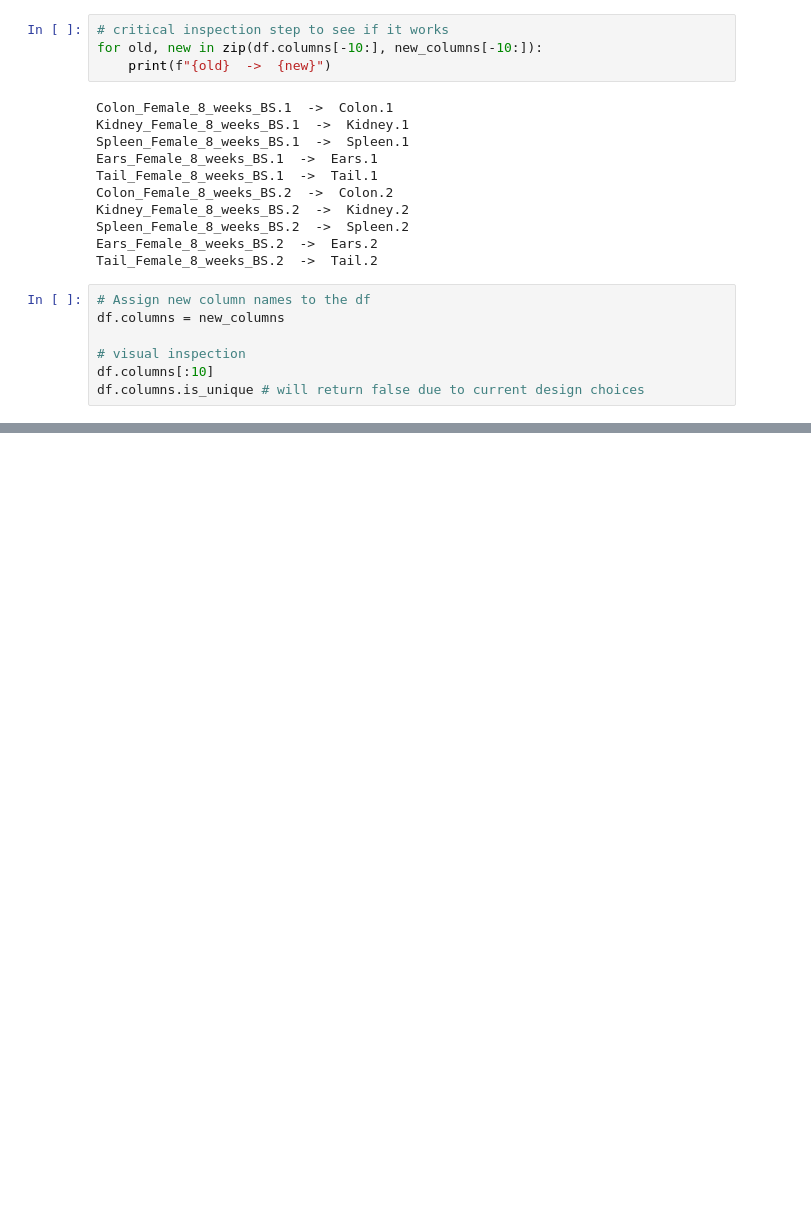
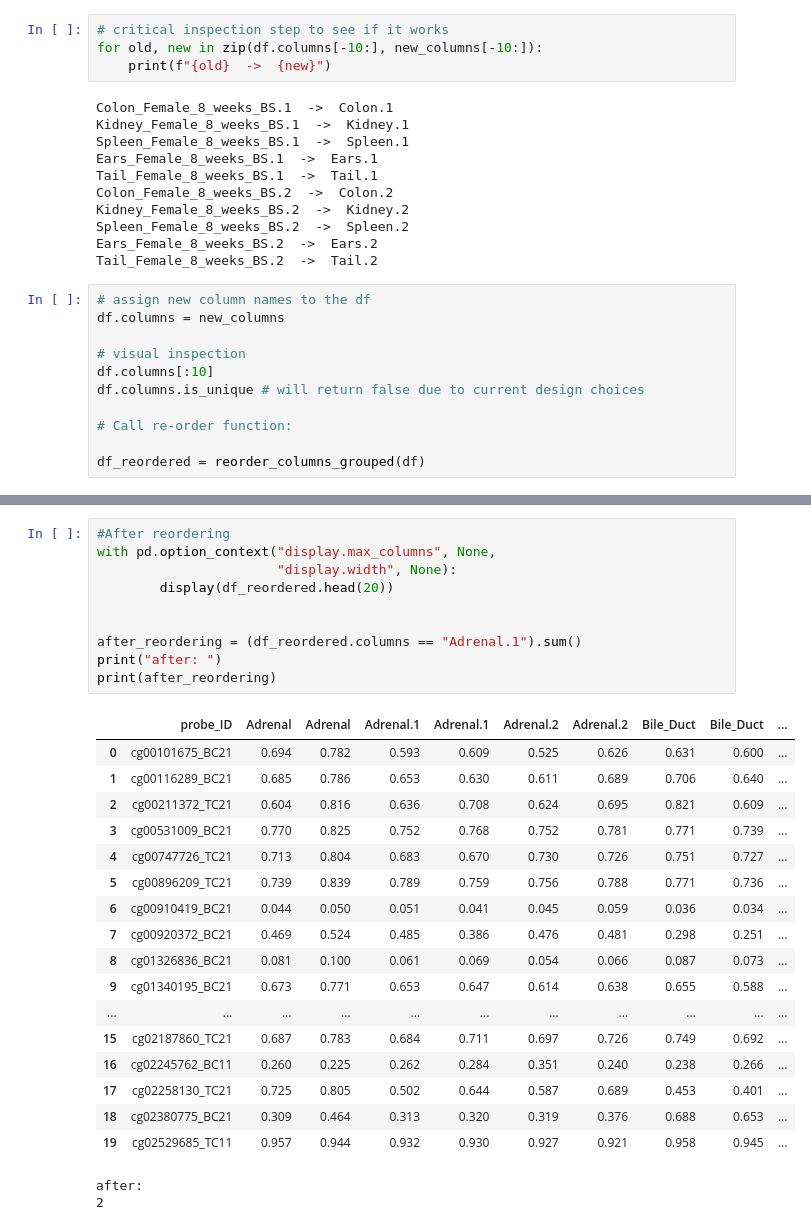
Before and after one commit to jullid/mouse-DNA-project, a Jupyter notebook: notebooks/explore.ipynb, the cells around one changed output, grey strips where cells are left out. Cells and saved outputs as stored; diff of their text form; blank space fills up the shorter version.

```diff
--- a/notebooks/explore.ipynb
+++ b/notebooks/explore.ipynb
@@ -167,9 +174,13 @@ Spleen_Female_8_weeks_BS.2  ->  Spleen.2
 Ears_Female_8_weeks_BS.2  ->  Ears.2
 Tail_Female_8_weeks_BS.2  ->  Tail.2
 # %%
-# Assign new column names to the df
+# assign new column names to the df
 df.columns = new_columns
 
 # visual inspection
 df.columns[:10]
 df.columns.is_unique # will return false due to current design choices
+
+# Call re-order function:
+
+df_reordered = reorder_columns_grouped(df)
@@ -199,0 +216,30 @@ with pd.option_context("display.max_columns", None,
+# %%
+#After reordering
+with pd.option_context("display.max_columns", None,
+                       "display.width", None):
+        display(df_reordered.head(20))
+
+
+after_reordering = (df_reordered.columns == "Adrenal.1").sum()
+print("after: ")
+print(after_reordering)
+# %% [output]
+|  | probe_ID | Adrenal | Adrenal | Adrenal.1 | Adrenal.1 | Adrenal.2 | Adrenal.2 | Bile_Duct | Bile_Duct | ... |
+| 0 | cg00101675_BC21 | 0.694 | 0.782 | 0.593 | 0.609 | 0.525 | 0.626 | 0.631 | 0.600 | ... |
+| 1 | cg00116289_BC21 | 0.685 | 0.786 | 0.653 | 0.630 | 0.611 | 0.689 | 0.706 | 0.640 | ... |
+| 2 | cg00211372_TC21 | 0.604 | 0.816 | 0.636 | 0.708 | 0.624 | 0.695 | 0.821 | 0.609 | ... |
+| 3 | cg00531009_BC21 | 0.770 | 0.825 | 0.752 | 0.768 | 0.752 | 0.781 | 0.771 | 0.739 | ... |
+| 4 | cg00747726_TC21 | 0.713 | 0.804 | 0.683 | 0.670 | 0.730 | 0.726 | 0.751 | 0.727 | ... |
+| 5 | cg00896209_TC21 | 0.739 | 0.839 | 0.789 | 0.759 | 0.756 | 0.788 | 0.771 | 0.736 | ... |
+| 6 | cg00910419_BC21 | 0.044 | 0.050 | 0.051 | 0.041 | 0.045 | 0.059 | 0.036 | 0.034 | ... |
+| 7 | cg00920372_BC21 | 0.469 | 0.524 | 0.485 | 0.386 | 0.476 | 0.481 | 0.298 | 0.251 | ... |
+| 8 | cg01326836_BC21 | 0.081 | 0.100 | 0.061 | 0.069 | 0.054 | 0.066 | 0.087 | 0.073 | ... |
+| 9 | cg01340195_BC21 | 0.673 | 0.771 | 0.653 | 0.647 | 0.614 | 0.638 | 0.655 | 0.588 | ... |
+| ... | ... | ... | ... | ... | ... | ... | ... | ... | ... | ... |
+| 15 | cg02187860_TC21 | 0.687 | 0.783 | 0.684 | 0.711 | 0.697 | 0.726 | 0.749 | 0.692 | ... |
+| 16 | cg02245762_BC11 | 0.260 | 0.225 | 0.262 | 0.284 | 0.351 | 0.240 | 0.238 | 0.266 | ... |
+| 17 | cg02258130_TC21 | 0.725 | 0.805 | 0.502 | 0.644 | 0.587 | 0.689 | 0.453 | 0.401 | ... |
+| 18 | cg02380775_BC21 | 0.309 | 0.464 | 0.313 | 0.320 | 0.319 | 0.376 | 0.688 | 0.653 | ... |
+| 19 | cg02529685_TC11 | 0.957 | 0.944 | 0.932 | 0.930 | 0.927 | 0.921 | 0.958 | 0.945 | ... |
+after:
+2
```
Also changed, not shown: parts of 8 cells of this notebook, 3 other files.
